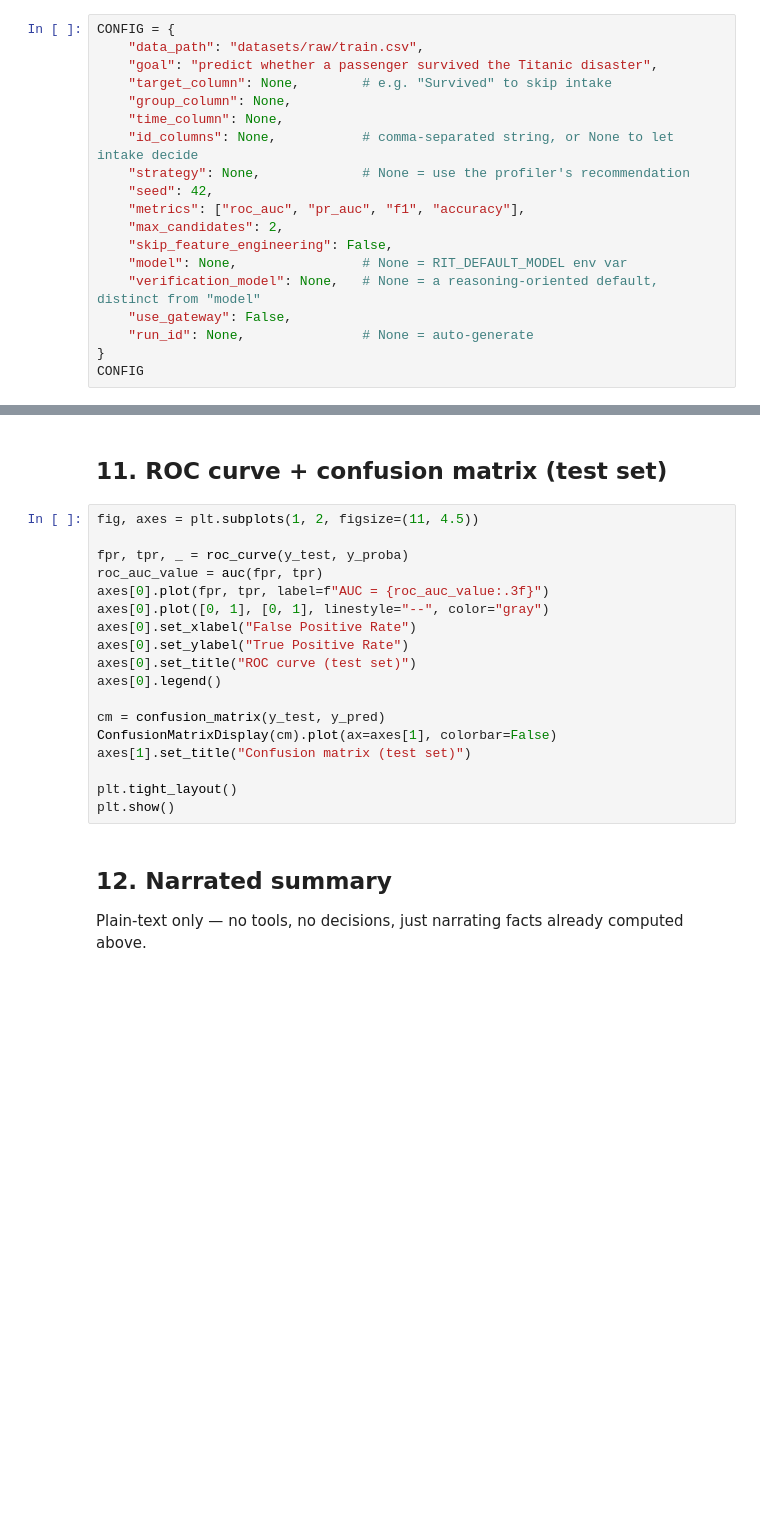
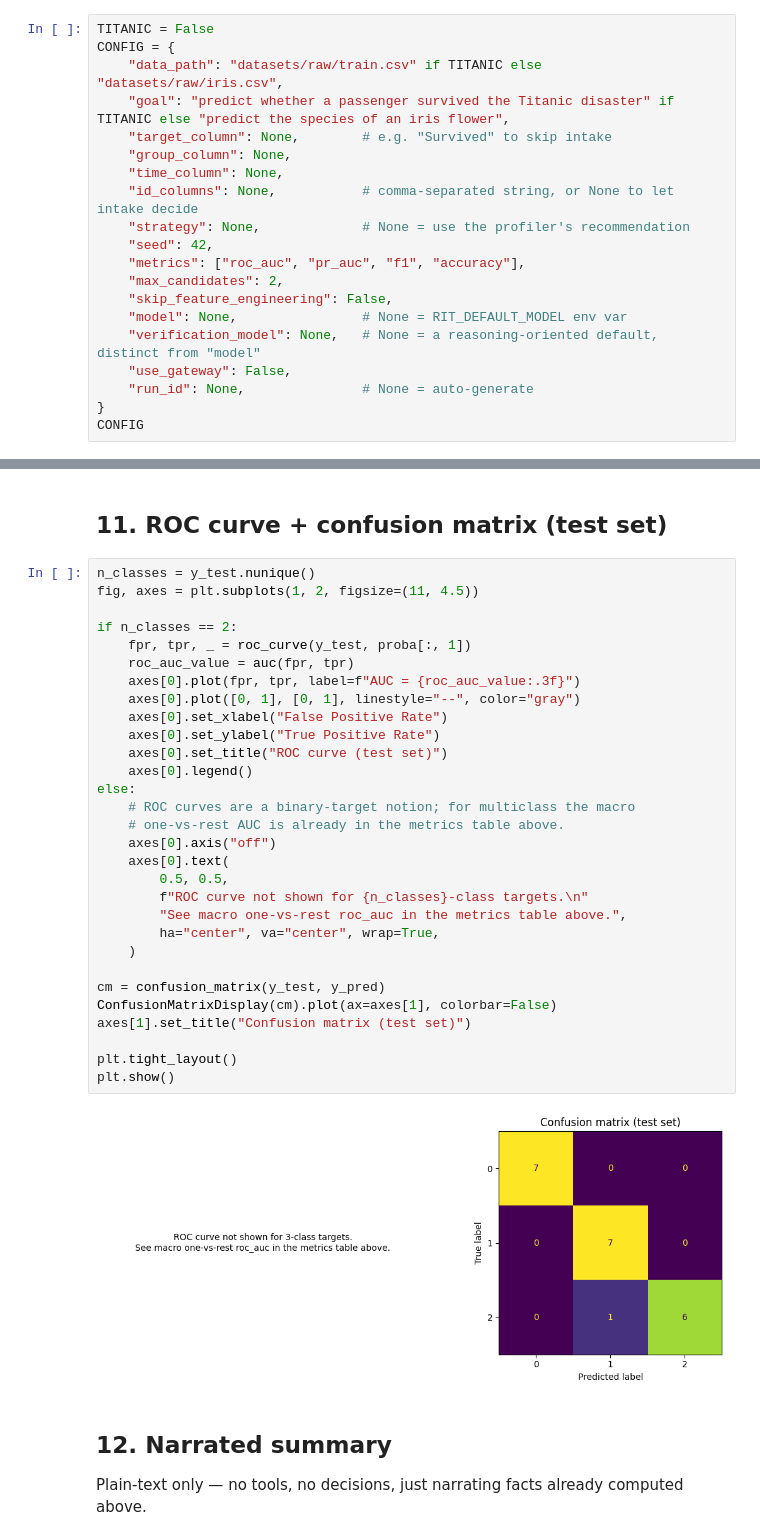
Before and after one commit to meaton96/agentic-ai-project, a Jupyter notebook: agentic-ml-classification/notebooks/end_to_end_pipeline.ipynb, the cells around one changed output, grey strips where cells are left out. Drawn from its saved outputs; the diff is of its cells as text; blank space fills up the shorter version.

```diff
--- a/agentic-ml-classification/notebooks/end_to_end_pipeline.ipynb
+++ b/agentic-ml-classification/notebooks/end_to_end_pipeline.ipynb
@@ -103,9 +109,10 @@ Edit this cell for your dataset, then run everything below it in order.
   "just a dataset" case.
 - Set `target_column` explicitly to skip intake entirely.
 # %%
+TITANIC = False
 CONFIG = {
-    "data_path": "datasets/raw/train.csv",
-    "goal": "predict whether a passenger survived the Titanic disaster",
+    "data_path": "datasets/raw/train.csv" if TITANIC else "datasets/raw/iris.csv",
+    "goal": "predict whether a passenger survived the Titanic disaster" if TITANIC else "predict the species of an iris flower",
     "target_column": None,        # e.g. "Survived" to skip intake
     "group_column": None,
     "time_column": None,
@@ -427,23 +559,37 @@ print("\nNOTE: this is the only time the test split is touched.")
 # %% [markdown]
 ## 11. ROC curve + confusion matrix (test set)
 # %%
+n_classes = y_test.nunique()
 fig, axes = plt.subplots(1, 2, figsize=(11, 4.5))
 
-fpr, tpr, _ = roc_curve(y_test, y_proba)
-roc_auc_value = auc(fpr, tpr)
-axes[0].plot(fpr, tpr, label=f"AUC = {roc_auc_value:.3f}")
-axes[0].plot([0, 1], [0, 1], linestyle="--", color="gray")
-axes[0].set_xlabel("False Positive Rate")
-axes[0].set_ylabel("True Positive Rate")
-axes[0].set_title("ROC curve (test set)")
-axes[0].legend()
+if n_classes == 2:
+    fpr, tpr, _ = roc_curve(y_test, proba[:, 1])
+    roc_auc_value = auc(fpr, tpr)
+    axes[0].plot(fpr, tpr, label=f"AUC = {roc_auc_value:.3f}")
+    axes[0].plot([0, 1], [0, 1], linestyle="--", color="gray")
+    axes[0].set_xlabel("False Positive Rate")
+    axes[0].set_ylabel("True Positive Rate")
+    axes[0].set_title("ROC curve (test set)")
+    axes[0].legend()
+else:
+    # ROC curves are a binary-target notion; for multiclass the macro
+    # one-vs-rest AUC is already in the metrics table above.
+    axes[0].axis("off")
+    axes[0].text(
+        0.5, 0.5,
+        f"ROC curve not shown for {n_classes}-class targets.\n"
+        "See macro one-vs-rest roc_auc in the metrics table above.",
+        ha="center", va="center", wrap=True,
+    )
 
 cm = confusion_matrix(y_test, y_pred)
 ConfusionMatrixDisplay(cm).plot(ax=axes[1], colorbar=False)
 axes[1].set_title("Confusion matrix (test set)")
 
 plt.tight_layout()
 plt.show()
+# %% [output]
+[figure, added]
 # %% [markdown]
 ## 12. Narrated summary
 
```
Also changed, not shown: parts of 17 cells of this notebook, 13 other files.
